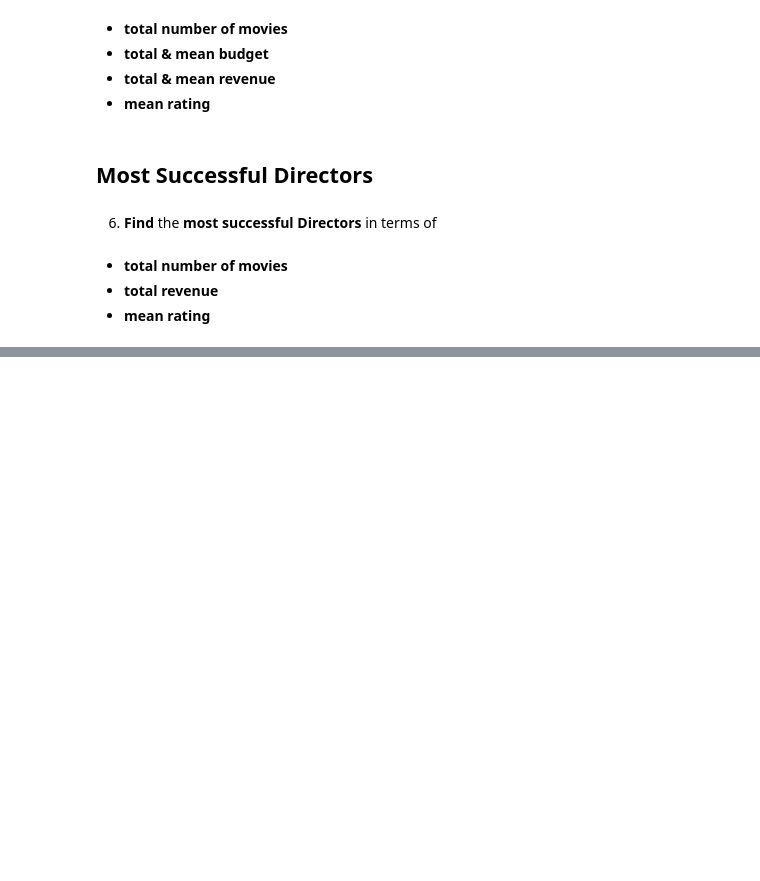
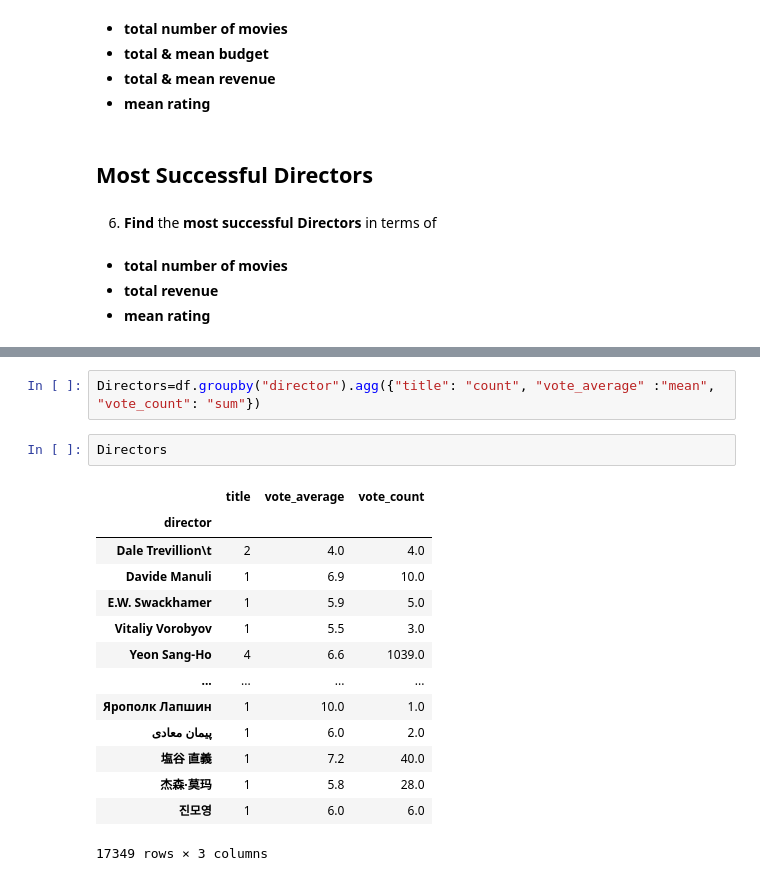
Before and after one commit to akashsb18/Analysing-Dataset-Using-Pandas, a Jupyter notebook: Project_01_ProjectBrief_blank.ipynb, the cells around one changed output, grey strips where cells are left out. Saved outputs shown, nothing was run; the diff lists cells and outputs as text; blank space fills up the shorter version.

```diff
--- a/Project_01_ProjectBrief_blank.ipynb
+++ b/Project_01_ProjectBrief_blank.ipynb
@@ -666,0 +923,19 @@ __Franchise vs. Stand-alone: Average Rating__
+# %%
+Directors=df.groupby("director").agg({"title": "count", "vote_average" :"mean", "vote_count": "sum"})
+# %%
+Directors
+# %% [output]
+|  | title | vote_average | vote_count |
+| director |  |  |  |
+| Dale Trevillion\t | 2 | 4.0 | 4.0 |
+| Davide Manuli | 1 | 6.9 | 10.0 |
+| E.W. Swackhamer | 1 | 5.9 | 5.0 |
+| Vitaliy Vorobyov | 1 | 5.5 | 3.0 |
+| Yeon Sang-Ho | 4 | 6.6 | 1039.0 |
+| ... | ... | ... | ... |
+| Ярополк Лапшин | 1 | 10.0 | 1.0 |
+| پیمان معادی | 1 | 6.0 | 2.0 |
+| 塩谷 直義 | 1 | 7.2 | 40.0 |
+| 杰森·莫玛 | 1 | 5.8 | 28.0 |
+| 진모영 | 1 | 6.0 | 6.0 |
+17349 rows × 3 columns
```
Also changed, not shown: parts of 44 cells of this notebook.
